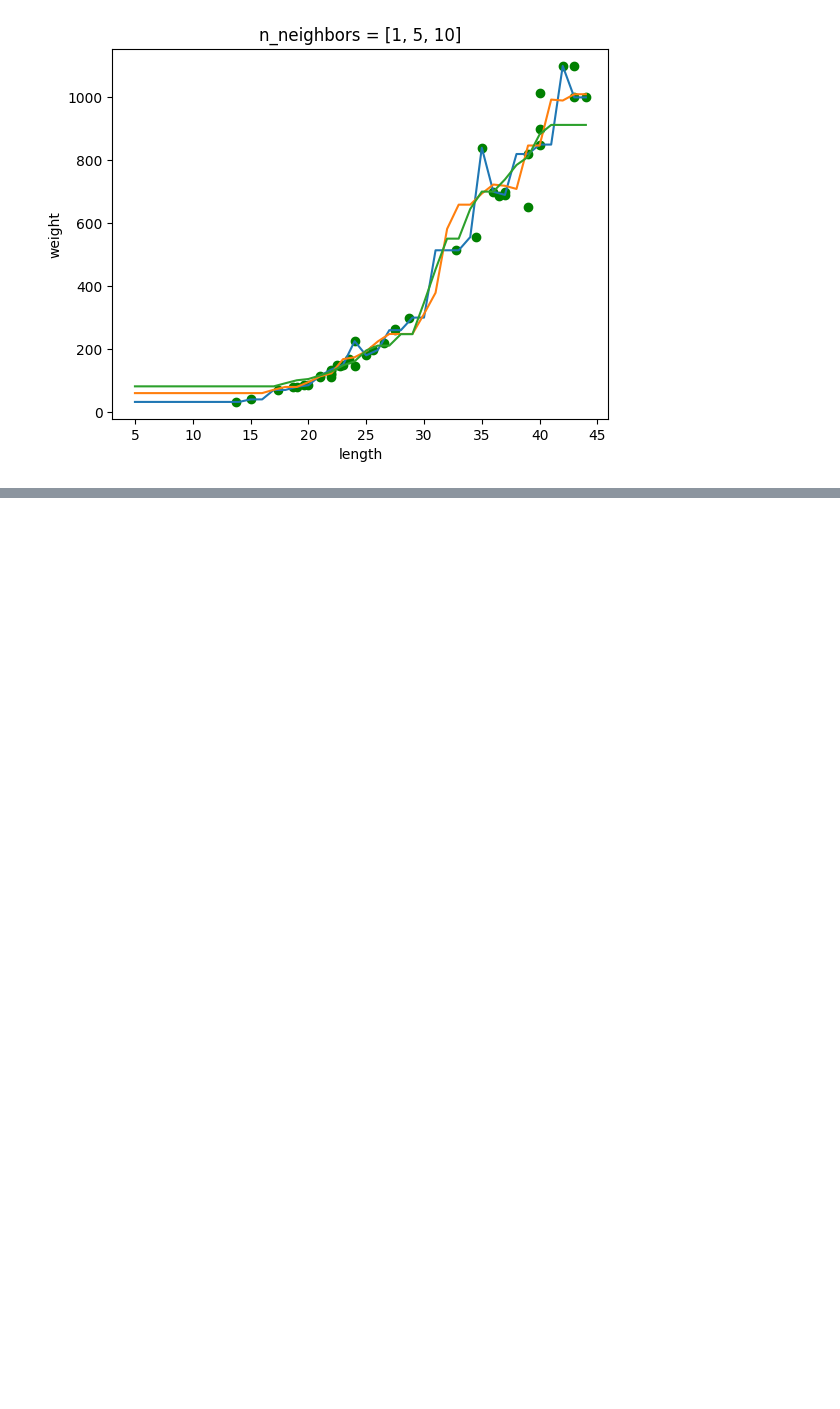
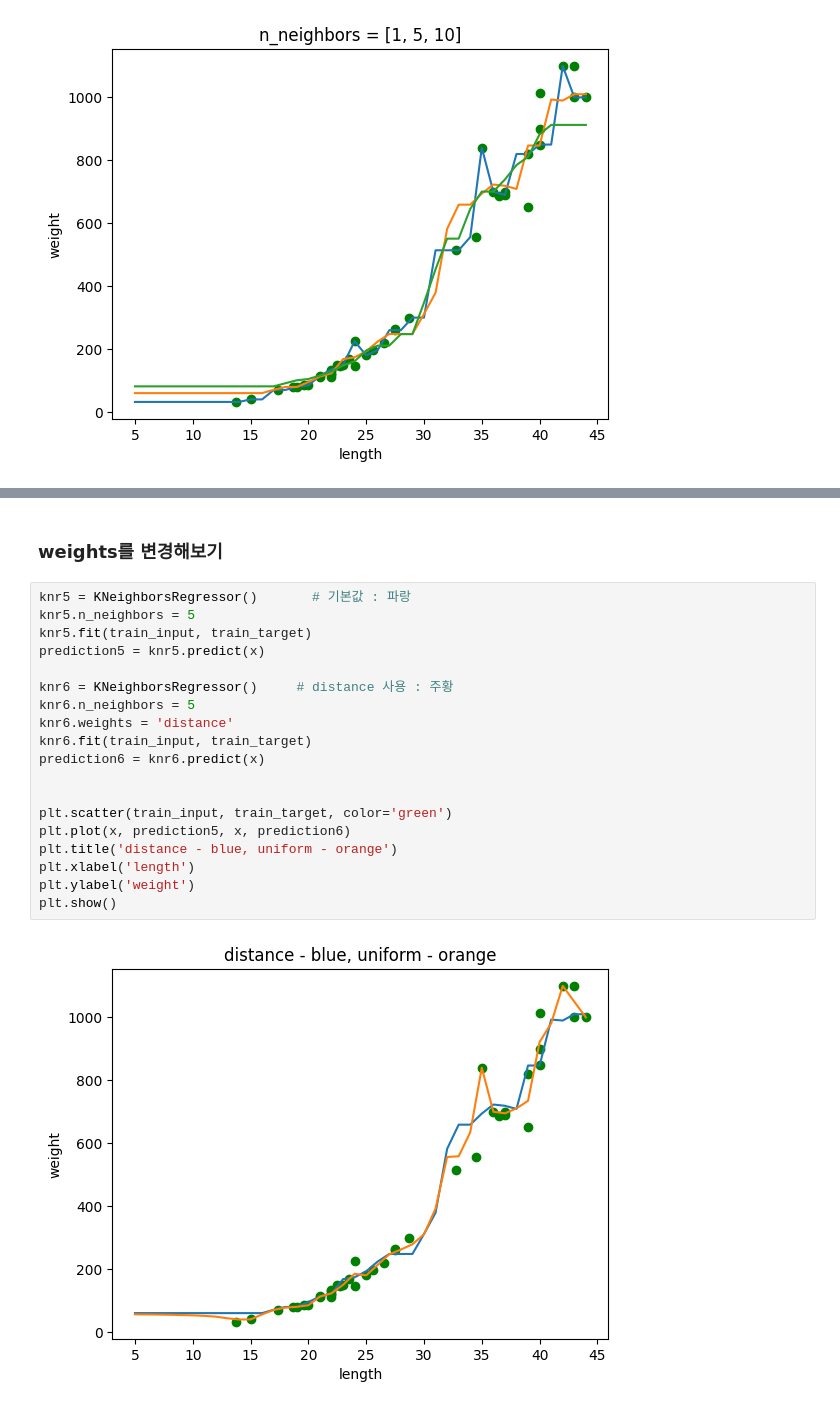
Before and after one commit to yyaallpp-naver-com/1-, a Jupyter notebook: 03-1.ipynb, the cells around one changed output, grey strips where cells are left out. Drawn from its saved outputs; the diff is of its cells as text; blank space fills up the shorter version.

Commit message:
weights 내용 추가

```diff
--- a/03-1.ipynb
+++ b/03-1.ipynb
@@ -234,0 +253,23 @@ plt.show()
+# %% [markdown]
+### weights를 변경해보기
+# %%
+knr5 = KNeighborsRegressor()       # 기본값 : 파랑
+knr5.n_neighbors = 5
+knr5.fit(train_input, train_target)
+prediction5 = knr5.predict(x)
+
+knr6 = KNeighborsRegressor()     # distance 사용 : 주황
+knr6.n_neighbors = 5
+knr6.weights = 'distance'
+knr6.fit(train_input, train_target)
+prediction6 = knr6.predict(x)
+
+
+plt.scatter(train_input, train_target, color='green')
+plt.plot(x, prediction5, x, prediction6)
+plt.title('distance - blue, uniform - orange')
+plt.xlabel('length')
+plt.ylabel('weight')
+plt.show()
+# %% [output]
+[figure, added]
```
Also changed, not shown: parts of 1 cell of this notebook.
